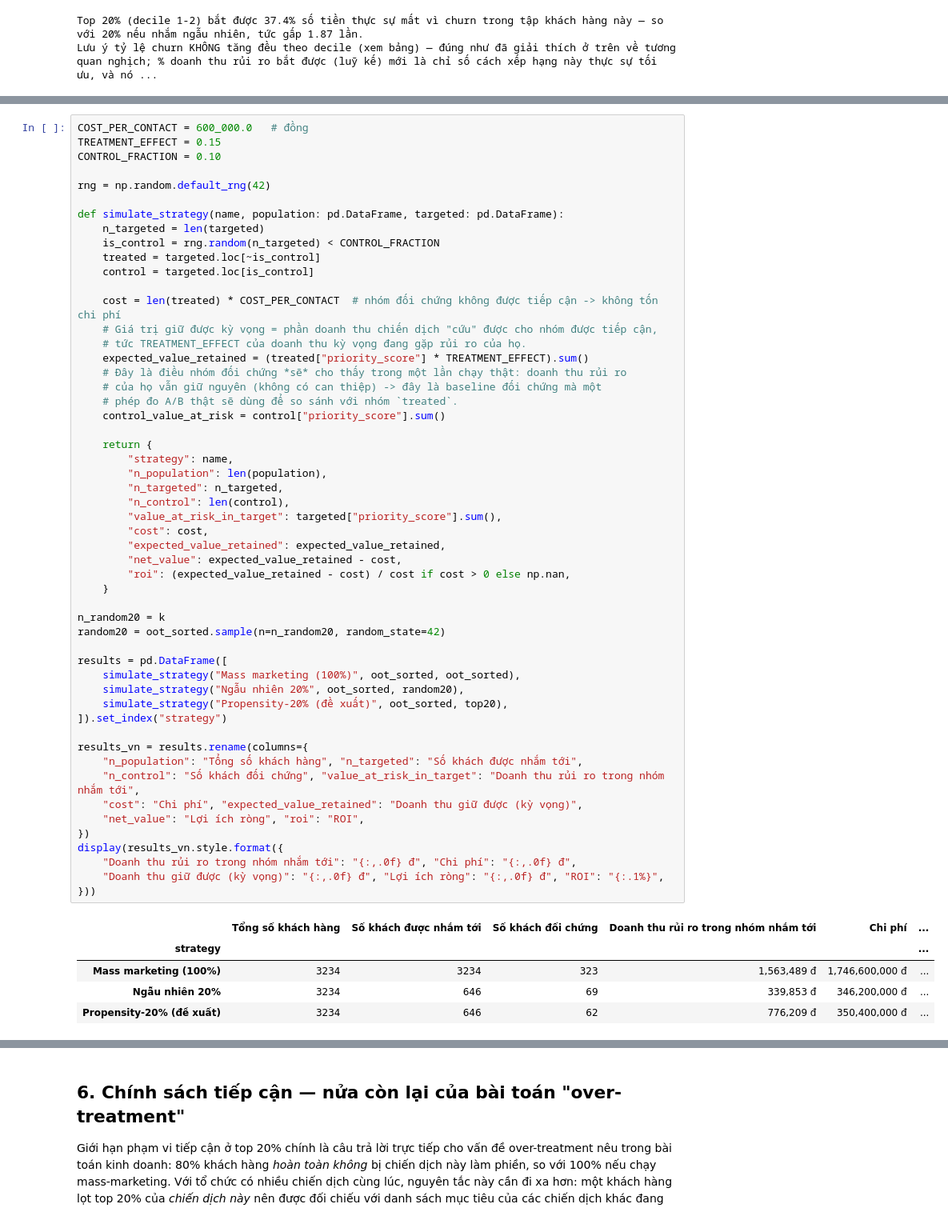
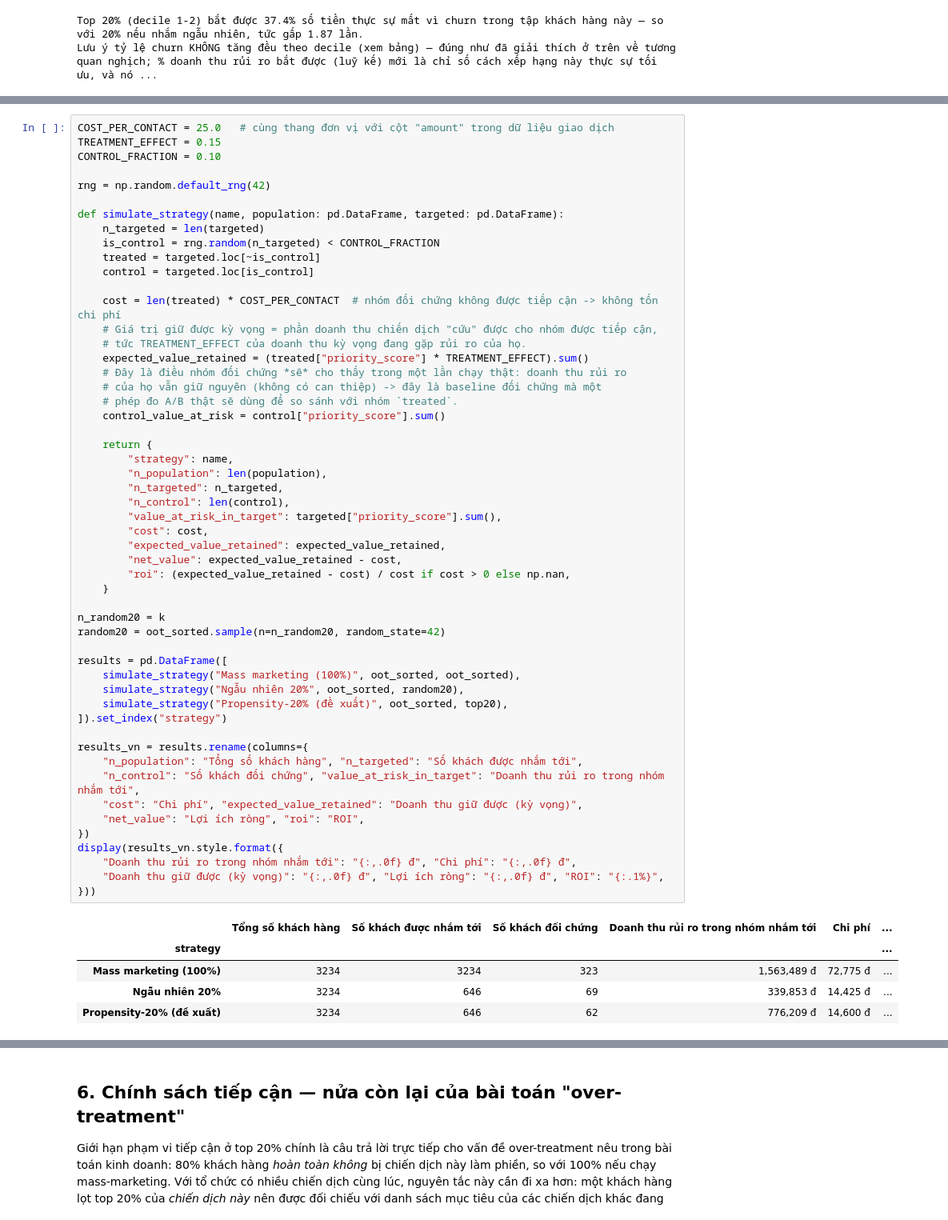
Before and after one commit to passat05/bootcamp_customer_analytics, a Jupyter notebook: notebooks/02_propensity_targeting_campaign.ipynb, the cells around one changed output, grey strips where cells are left out. Shown at 80% size. Drawn from its saved outputs; the diff is of its cells as text.

```diff
--- a/notebooks/02_propensity_targeting_campaign.ipynb
+++ b/notebooks/02_propensity_targeting_campaign.ipynb
@@ -202,7 +202,7 @@ Ba chiến lược được so sánh cùng một chuẩn đo lường:
 2. **Ngẫu nhiên 20%** — tiếp cận 20% khách hàng chọn ngẫu nhiên (cách "cắt ngân sách" đơn giản, không nhắm mục tiêu).
 3. **Propensity-20%** — tiếp cận top 20% theo điểm ưu tiên (đề xuất của dự án này).
 # %%
-COST_PER_CONTACT = 600_000.0   # đồng
+COST_PER_CONTACT = 25.0   # cùng thang đơn vị với cột "amount" trong dữ liệu giao dịch
 TREATMENT_EFFECT = 0.15
 CONTROL_FRACTION = 0.10
 
@@ -230,36 +230,36 @@ def simulate_strategy(name, population: pd.DataFrame, targeted: pd.DataFrame):
         "n_control": len(control),
         "value_at_risk_in_target": targeted["priority_score"].sum(),
         "cost": cost,
         "expected_value_retained": expected_value_retained,
         "net_value": expected_value_retained - cost,
         "roi": (expected_value_retained - cost) / cost if cost > 0 else np.nan,
     }
 
 n_random20 = k
 random20 = oot_sorted.sample(n=n_random20, random_state=42)
 
 results = pd.DataFrame([
     simulate_strategy("Mass marketing (100%)", oot_sorted, oot_sorted),
     simulate_strategy("Ngẫu nhiên 20%", oot_sorted, random20),
     simulate_strategy("Propensity-20% (đề xuất)", oot_sorted, top20),
 ]).set_index("strategy")
 
 results_vn = results.rename(columns={
     "n_population": "Tổng số khách hàng", "n_targeted": "Số khách được nhắm tới",
     "n_control": "Số khách đối chứng", "value_at_risk_in_target": "Doanh thu rủi ro trong nhóm nhắm tới",
     "cost": "Chi phí", "expected_value_retained": "Doanh thu giữ được (kỳ vọng)",
     "net_value": "Lợi ích ròng", "roi": "ROI",
 })
 display(results_vn.style.format({
     "Doanh thu rủi ro trong nhóm nhắm tới": "{:,.0f} đ", "Chi phí": "{:,.0f} đ",
     "Doanh thu giữ được (kỳ vọng)": "{:,.0f} đ", "Lợi ích ròng": "{:,.0f} đ", "ROI": "{:.1%}",
 }))
 # %% [output]
 |  | Tổng số khách hàng | Số khách được nhắm tới | Số khách đối chứng | Doanh thu rủi ro trong nhóm nhắm tới | Chi phí | ... |
 | strategy |  |  |  |  |  | ... |
-| Mass marketing (100%) | 3234 | 3234 | 323 | 1,563,489 đ | 1,746,600,000 đ | ... |
-| Ngẫu nhiên 20% | 3234 | 646 | 69 | 339,853 đ | 346,200,000 đ | ... |
-| Propensity-20% (đề xuất) | 3234 | 646 | 62 | 776,209 đ | 350,400,000 đ | ... |
+| Mass marketing (100%) | 3234 | 3234 | 323 | 1,563,489 đ | 72,775 đ | ... |
+| Ngẫu nhiên 20% | 3234 | 646 | 69 | 339,853 đ | 14,425 đ | ... |
+| Propensity-20% (đề xuất) | 3234 | 646 | 62 | 776,209 đ | 14,600 đ | ... |
 # %%
 fig, axes = plt.subplots(1, 2, figsize=(12, 4))
 results["cost"].plot(ax=axes[0], kind="bar", color="#C44E52")
```
Also changed, not shown: parts of 2 cells of this notebook.
